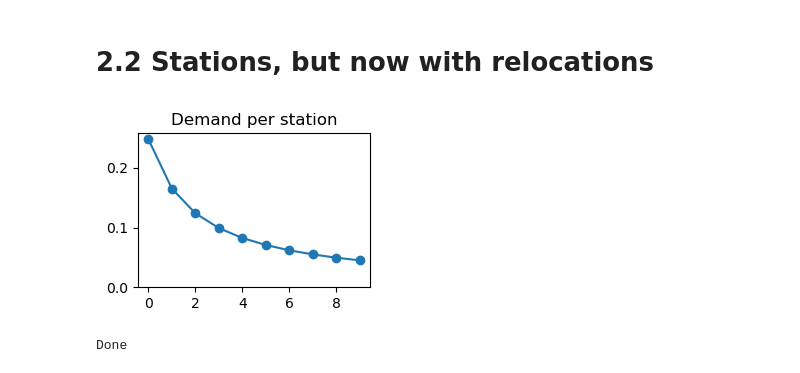
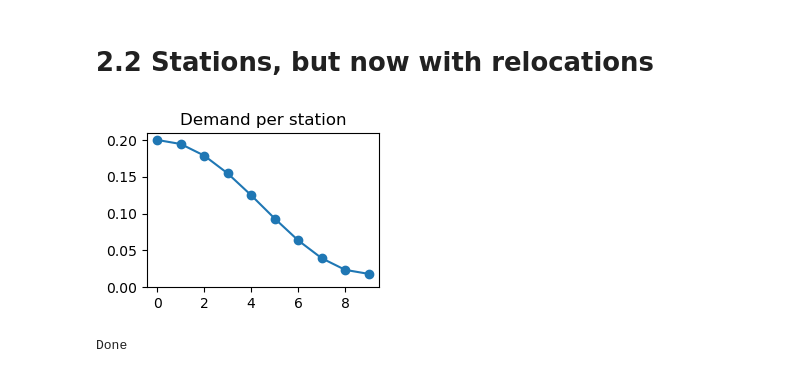
Before and after one commit to khakhalin/carsharing101, a Jupyter notebook: scripts/02relos_02stations.ipynb, the cells around one changed output. Saved outputs shown, nothing was run; the diff lists cells and outputs as text; code cells hidden in the pictures.

```diff
--- a/scripts/02relos_02stations.ipynb
+++ b/scripts/02relos_02stations.ipynb
@@ -6,41 +6,55 @@ import pandas as pd
 import matplotlib.pyplot as plt
 from types import SimpleNamespace
 # %%
-def get_config(scenario):
+def get_config(scenario, **kwargs):
     """Return a config of values as a SimpleNamespace."""
     d = {}
     if scenario == 'stations':
         d['n_stations'] = 5
         d['n_cars'] = 20
-        demand = np.arange(d['n_stations'], 0, -1)
     elif scenario == 'suburbs':
         d['n_stations'] = 10
         d['n_cars'] = 10
-        # demand = np.array([1/(1+(i/4)**2) for i in range(d['n_stations'])])
-        demand = np.array([1/(1+i*0.5) for i in range(d['n_stations'])])
     else:
         raise ValueError("Unknown scenario!")
-    d['relo_period'] = 20
-    demand = demand / demand.sum()
-    d['demand'] = demand
-
-    # To interpret our data financially, let's roughly renormalize them to typical daily values for real cities
-    d['cm1_factor'] = 20*5/max(demand) # Assume 20 trips/day from the hottest zone, and 5 €/trip CM1
-    d['cm2_factor'] = 20
+    d['relo_period'] = 50
 
     d['n_steps_preparation'] = 30000 # For how many steps stats are NOT collected
     d['n_steps_per_experiment'] = 2000
     d['n_experiments'] = 100
-    return SimpleNamespace(**d)
 
+    out = SimpleNamespace(**d)
+
+    # Now set any manual corrections, if any
+    for key, value in kwargs.items():
+        setattr(out, key, value)
+
+    # Calculate demand
+    if scenario == 'stations':
+        out.demand = np.arange(out.n_stations, 0, -1)
+    elif scenario == 'suburbs':
+        # out.demand = np.array([1/(1+i) for i in range(out.n_stations)])  # Drop-off
+        out.demand = np.array([np.cos(i/(out.n_stations-1)*np.pi) + 1.2 for i in range(out.n_stations)])  # Hat
+
+    out.demand = out.demand / out.demand.max() * 0.2  # For a Poisson approximation to be true, we need to keep this low enough
+    # Note that the actual p values don't matter for CM2 calculations, as we set the CM1 coefficient manually anyways (below)
+    # The only two things that matter here are that 1) the distribution is correct,
+    # 2) the values are small enough to resemble Poisson process
+
+    # To interpret our data financially,  renormalize them to typical daily values for real cities
+    out.cm1_factor = 20*5/max(out.demand) # Assume 20 trips/day from the hottest zone, and 5 €/trip CM1
+    out.cm2_factor = 20
+    return out
+
+# Practical test
 cfg = get_config('suburbs')
 
 plt.figure(figsize=(3, 2)) # Visualize demand, to be sure
 plt.plot(cfg.demand, 'o-')
 plt.ylim(0, None)
 plt.title("Demand per station");
 # %% [output]
-[figure, old version]
+[figure, new version]
 # %%
 # Main loop
 
```
Also changed, not shown: parts of 7 cells of this notebook, 6 other files.
